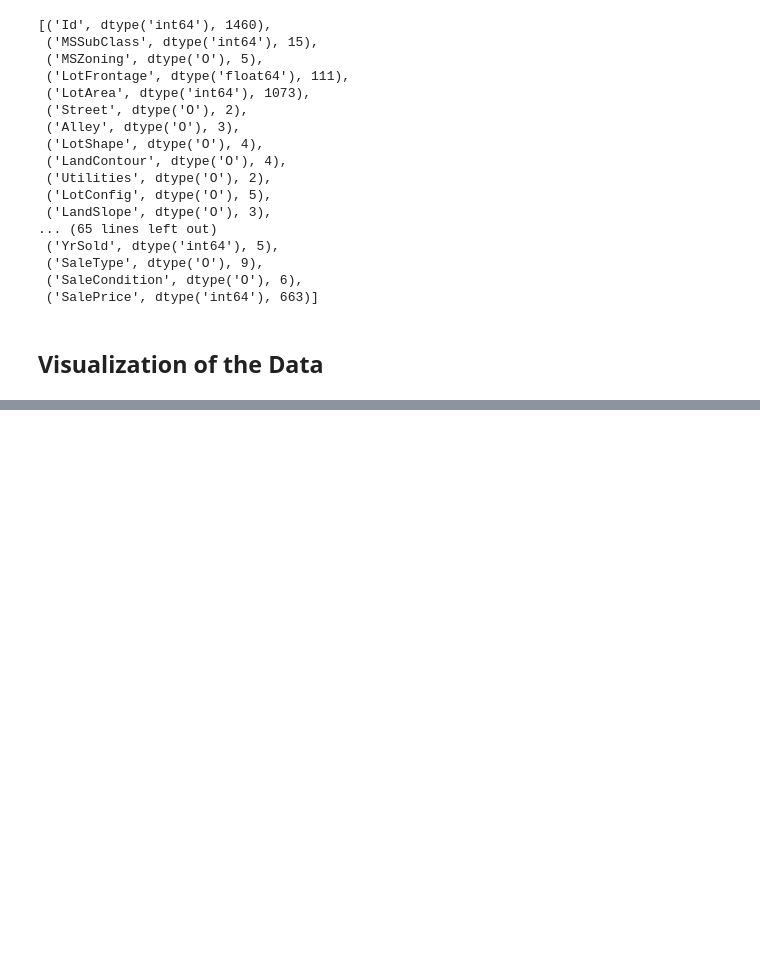
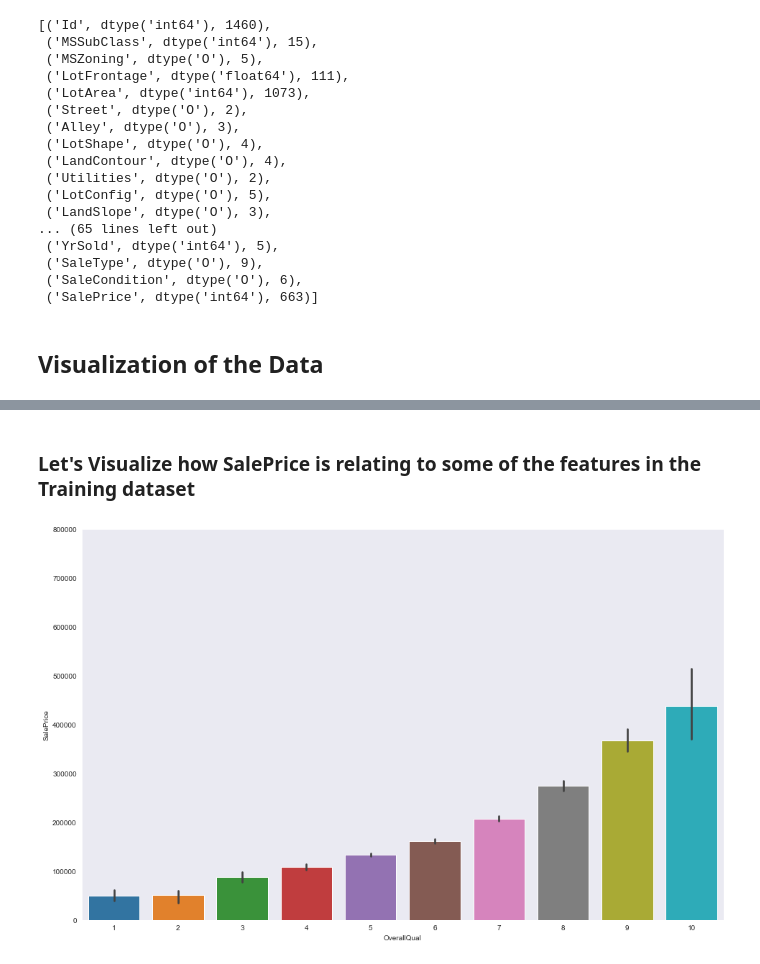
Before and after one commit to nandan1612/Kaggle_AdvanceRegression, a Jupyter notebook: advreg.ipynb, the cells around one changed output, grey strips where cells are left out. Drawn from its saved outputs; the diff is of its cells as text; code cells hidden in the pictures; blank space fills up the shorter version.

```diff
--- a/advreg.ipynb
+++ b/advreg.ipynb
@@ -162,0 +205,10 @@ list(zip(hp_train.columns,hp_train.dtypes,hp_train.nunique(dropna=False)))
+# %% [markdown]
+### Let's Visualize how SalePrice is relating to some of the features in the Training dataset
+# %%
+# OverallQual to the SalePrice
+data = pd.concat([hp_train['SalePrice'], hp_train['OverallQual']], axis=1)
+f, ax = plt.subplots(figsize=(16, 10))
+fig = sns.barplot( x=hp_train['OverallQual'], y="SalePrice", data=data)
+fig.axis(ymin=0, ymax=800000);
+# %% [output]
+[figure, added]
```
Also changed, not shown: parts of 7 cells of this notebook.
